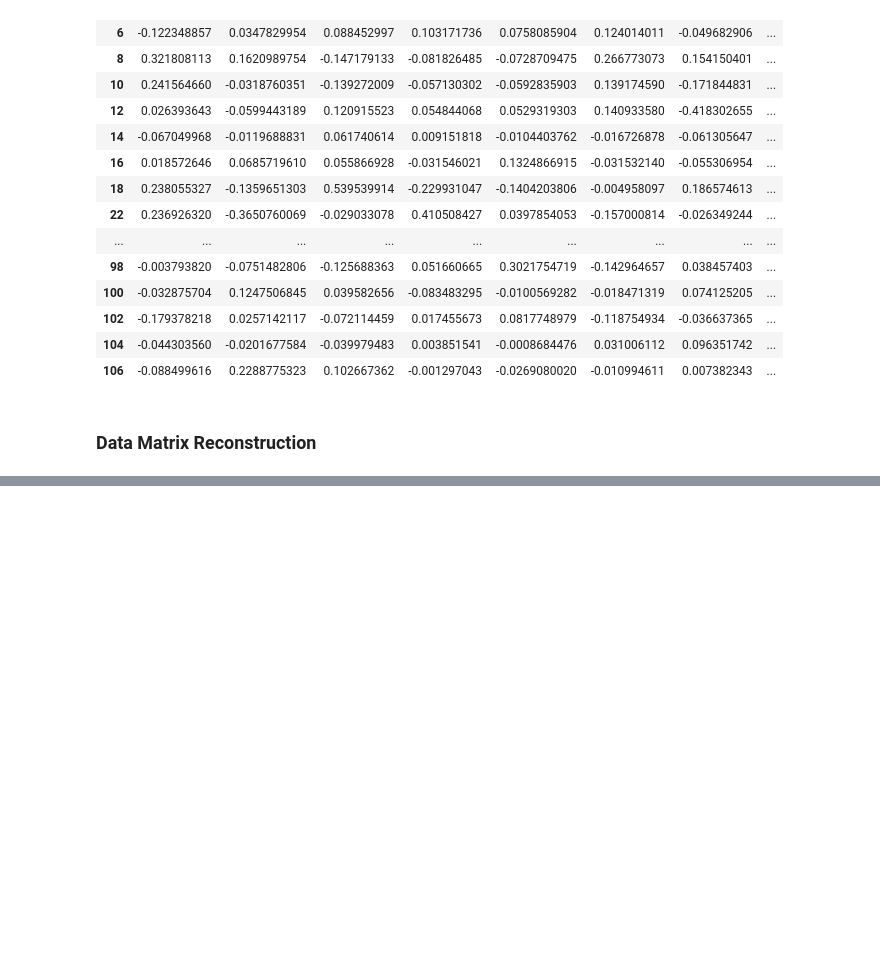
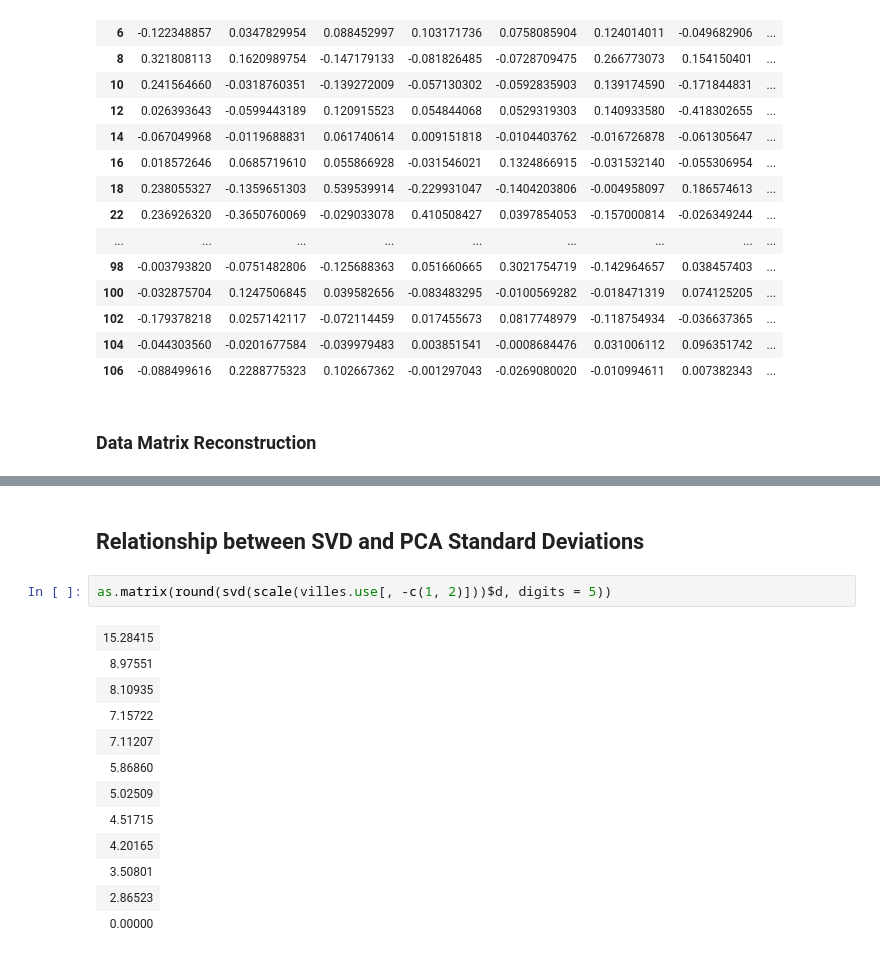
Before and after one commit to garciparedes/r-examples, a Jupyter notebook: notebooks/villes-analysis.ipynb, the cells around one changed output, grey strips where cells are left out. Saved outputs shown, nothing was run; the diff lists cells and outputs as text; blank space fills up the shorter version.

Commit message:
Added Relationship between SVD and PCA Standard Deviations

```diff
--- a/notebooks/villes-analysis.ipynb
+++ b/notebooks/villes-analysis.ipynb
@@ -274,3 +274,20 @@ villes.use.pca.loadings.columns[,1:11] %*%
 | 102 | 0.971180493 | 0.556537407 | 0.853228664 | 1.544907899 | 0.79077948 | -0.14345632 | ... |
 | 104 | -0.258714634 | 0.272227838 | 0.234994727 | 0.647356469 | 0.19458830 | -0.16222102 | ... |
 | 106 | 1.436168160 | 1.276662897 | -0.115240560 | 0.196024960 | -0.25654371 | -1.04293406 | ... |
+# %% [markdown]
+## Relationship between SVD and PCA Standard Deviations
+# %%
+as.matrix(round(svd(scale(villes.use[, -c(1, 2)]))$d, digits = 5))
+# %% [output]
+| 15.28415 |
+| 8.97551 |
+| 8.10935 |
+| 7.15722 |
+| 7.11207 |
+| 5.86860 |
+| 5.02509 |
+| 4.51715 |
+| 4.20165 |
+| 3.50801 |
+| 2.86523 |
+| 0.00000 |
```
Also changed, not shown: parts of 2 cells of this notebook.
